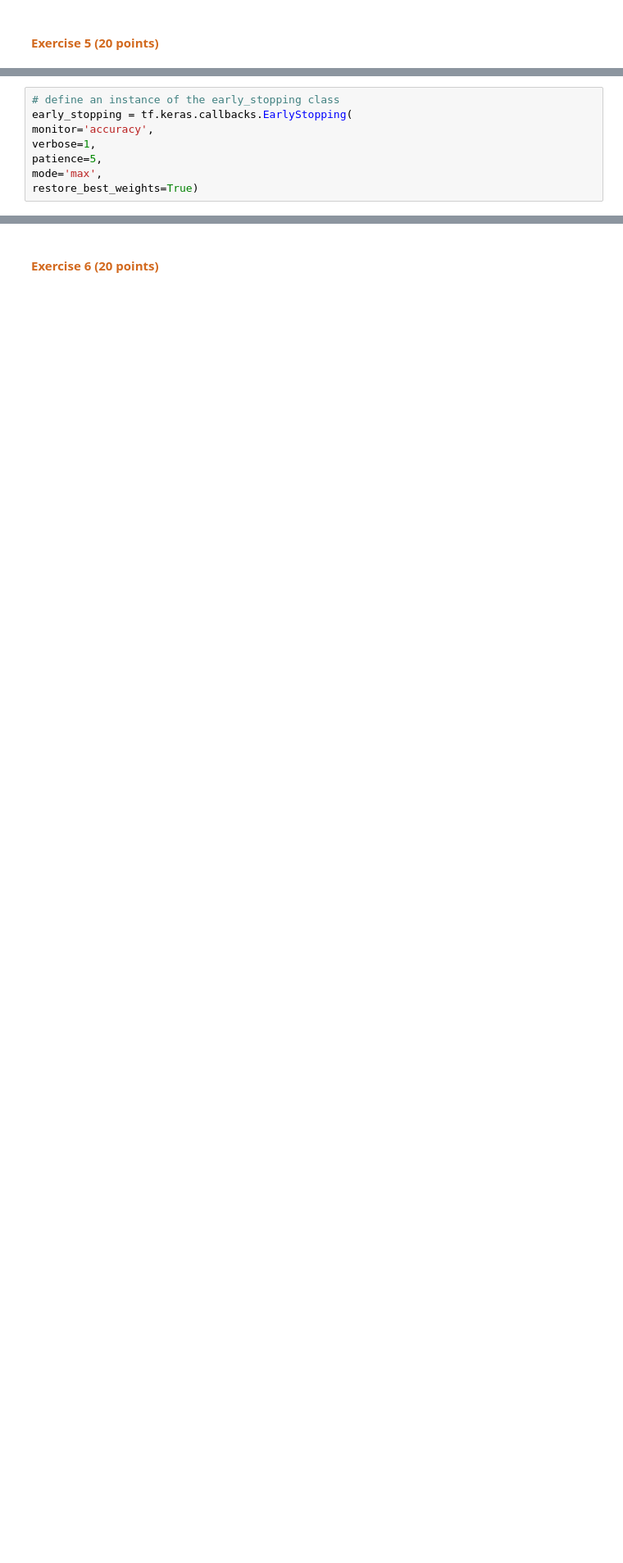
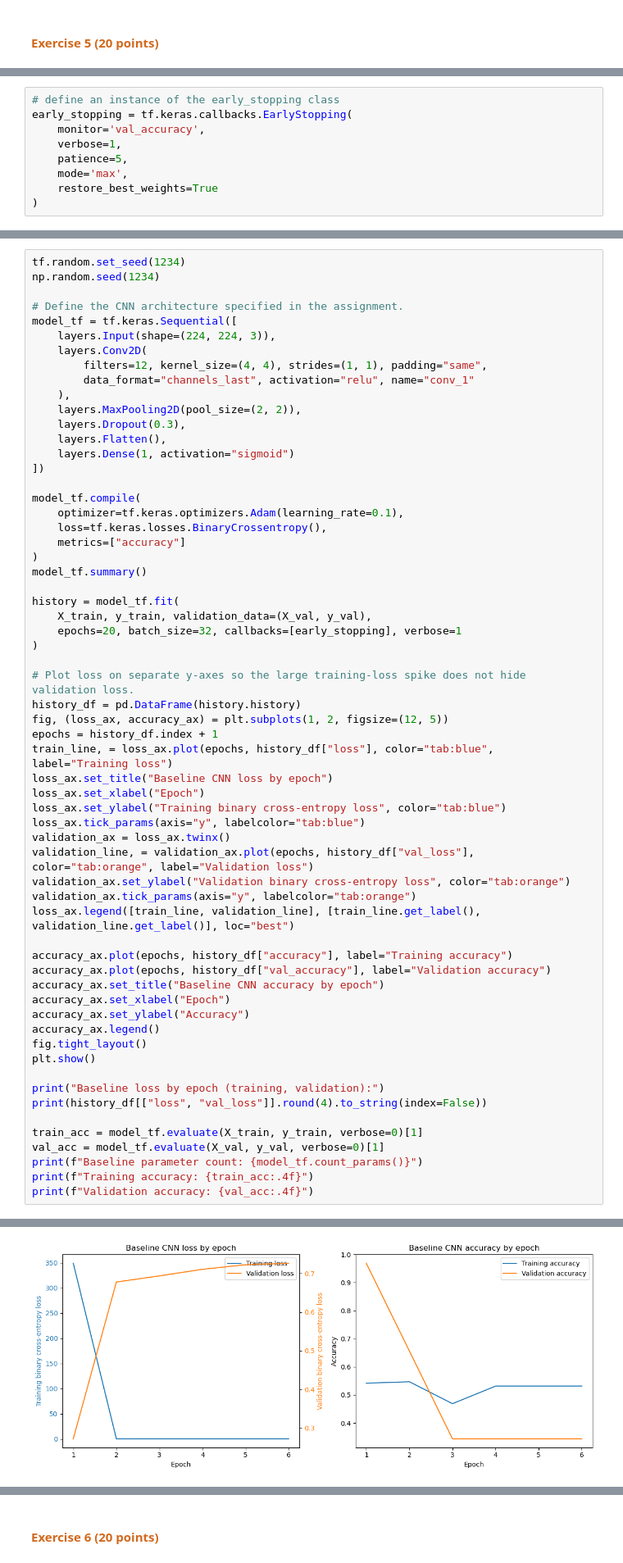
Before and after one commit to user10970/207_Machine_Learning, a Jupyter notebook: 10 CNN.ipynb, the cells around one changed output, grey strips where cells are left out. Shown at 82% size. Saved outputs shown, nothing was run; the diff lists cells and outputs as text; blank space fills up the shorter version.

```diff
--- a/10 CNN.ipynb
+++ b/10 CNN.ipynb
@@ -348,8 +386,9 @@ Implement a CNN classifier according to the following guidelines (let's call thi
 # %%
 # define an instance of the early_stopping class
 early_stopping = tf.keras.callbacks.EarlyStopping(
-monitor='accuracy',
-verbose=1,
-patience=5,
-mode='max',
-restore_best_weights=True)
+    monitor='val_accuracy',
+    verbose=1,
+    patience=5,
+    mode='max',
+    restore_best_weights=True
+)
@@ -395,0 +395,62 @@ model_tf.compile(optimizer=tf.keras.optimizers.Adam(learning_rate=0.1),
+# %%
+tf.random.set_seed(1234)
+np.random.seed(1234)
+
+# Define the CNN architecture specified in the assignment.
+model_tf = tf.keras.Sequential([
+    layers.Input(shape=(224, 224, 3)),
+    layers.Conv2D(
+        filters=12, kernel_size=(4, 4), strides=(1, 1), padding="same",
+        data_format="channels_last", activation="relu", name="conv_1"
+    ),
+    layers.MaxPooling2D(pool_size=(2, 2)),
+    layers.Dropout(0.3),
+    layers.Flatten(),
+    layers.Dense(1, activation="sigmoid")
+])
+
+model_tf.compile(
+    optimizer=tf.keras.optimizers.Adam(learning_rate=0.1),
+    loss=tf.keras.losses.BinaryCrossentropy(),
+    metrics=["accuracy"]
+)
+model_tf.summary()
+
+history = model_tf.fit(
+    X_train, y_train, validation_data=(X_val, y_val),
+    epochs=20, batch_size=32, callbacks=[early_stopping], verbose=1
+)
+
+# Plot loss on separate y-axes so the large training-loss spike does not hide validation loss.
+history_df = pd.DataFrame(history.history)
+fig, (loss_ax, accuracy_ax) = plt.subplots(1, 2, figsize=(12, 5))
+epochs = history_df.index + 1
+train_line, = loss_ax.plot(epochs, history_df["loss"], color="tab:blue", label="Training loss")
+loss_ax.set_title("Baseline CNN loss by epoch")
+loss_ax.set_xlabel("Epoch")
+loss_ax.set_ylabel("Training binary cross-entropy loss", color="tab:blue")
+loss_ax.tick_params(axis="y", labelcolor="tab:blue")
+validation_ax = loss_ax.twinx()
+validation_line, = validation_ax.plot(epochs, history_df["val_loss"], color="tab:orange", label="Validation loss")
+validation_ax.set_ylabel("Validation binary cross-entropy loss", color="tab:orange")
+validation_ax.tick_params(axis="y", labelcolor="tab:orange")
+loss_ax.legend([train_line, validation_line], [train_line.get_label(), validation_line.get_label()], loc="best")
+
+accuracy_ax.plot(epochs, history_df["accuracy"], label="Training accuracy")
+accuracy_ax.plot(epochs, history_df["val_accuracy"], label="Validation accuracy")
+accuracy_ax.set_title("Baseline CNN accuracy by epoch")
+accuracy_ax.set_xlabel("Epoch")
+accuracy_ax.set_ylabel("Accuracy")
+accuracy_ax.legend()
+fig.tight_layout()
+plt.show()
+
+print("Baseline loss by epoch (training, validation):")
+print(history_df[["loss", "val_loss"]].round(4).to_string(index=False))
+
+train_acc = model_tf.evaluate(X_train, y_train, verbose=0)[1]
+val_acc = model_tf.evaluate(X_val, y_val, verbose=0)[1]
+print(f"Baseline parameter count: {model_tf.count_params()}")
+print(f"Training accuracy: {train_acc:.4f}")
+print(f"Validation accuracy: {val_acc:.4f}")
+# %% [output]
@@ -395,0 +488 @@ model_tf.compile(optimizer=tf.keras.optimizers.Adam(learning_rate=0.1),
+[figure, added]
```
Also changed, not shown: parts of 27 cells of this notebook.
